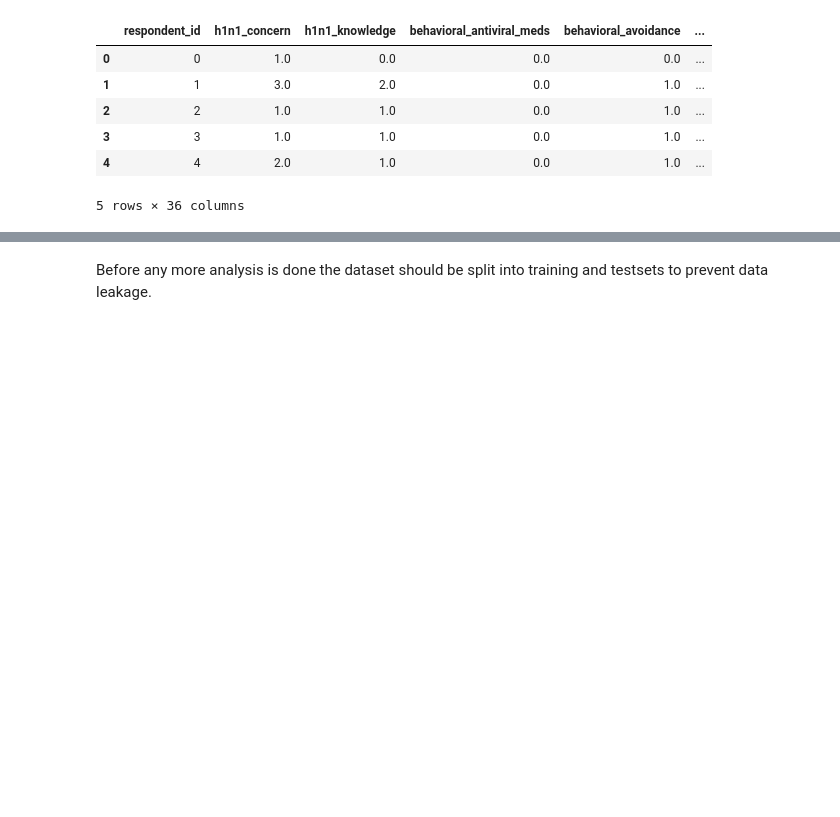
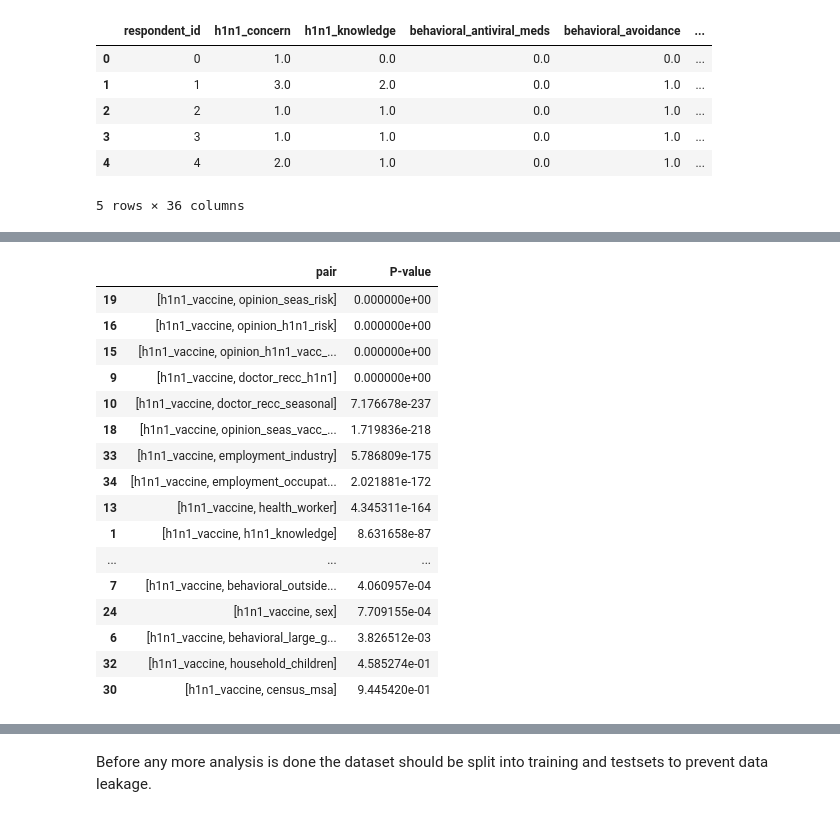
Before and after one commit to cschneck7/phase_3_project, a Jupyter notebook: H1N1 Vaccine Classification Notebook.ipynb, the cells around one changed output, grey strips where cells are left out. Cells and saved outputs as stored; diff of their text form; code cells hidden in the pictures; blank space fills up the shorter version.

Commit message:
Continued work on Data Understanding

```diff
--- a/H1N1 Vaccine Classification Notebook.ipynb
+++ b/H1N1 Vaccine Classification Notebook.ipynb
@@ -109,4 +99,7 @@ X.head()
 # %%
+# drops respondent_id column
+X.drop('respondent_id', axis=1, inplace=True)
+
 # preview at feature column information
 X.info()
 # %% [output]
@@ -236,0 +155,55 @@ education
+# %%
+def ordered_chi2(features, target='features', ascending=True):
+    '''
+    Returnes the ordered chi2 P-values between each feature and the target variable or variables
+
+    Inputs: features = Dataframe of features
+            target = DataFrame or Series of comparable
+                     default = 'features' which results in finding relationships
+                     inside features DataFrame
+            ascending = Determines order, default value = True
+
+    Output: Dataframe containing ordered P-values
+    '''
+
+    df = pd.DataFrame(columns=['pair', 'P-value'])
+    feature_columns = features.columns
+
+    temp_dict={}
+
+    if target == 'features':
+        combs = combinations(features.columns, 2)
+        for comb in combs:
+            temp_dict['pair'] = [comb]
+            temp_dect['P-value'] = stats.chi2_contingency(pd.crosstab(features[comb[0]], features[comb[1]]))[1]
+            df = df.append(temp_dict, ignore_index=True)
+        elif isinstance(target, pd.DataFrame)
+
+    for col in features.columns:
+        temp_dict={}
+        temp_dict['pair'] = [target.name, col]
+        temp_dict['P-value'] = stats.chi2_contingency(pd.crosstab(target, features[col]))[1]
+
+        df = df.append(temp_dict, ignore_index=True)
+
+    return df.sort_values(by='P-value', ascending=ascending)
+# %%
+ordered_chi2(X, y)
+# %% [output]
+|  | pair | P-value |
+| 19 | [h1n1_vaccine, opinion_seas_risk] | 0.000000e+00 |
+| 16 | [h1n1_vaccine, opinion_h1n1_risk] | 0.000000e+00 |
+| 15 | [h1n1_vaccine, opinion_h1n1_vacc_... | 0.000000e+00 |
+| 9 | [h1n1_vaccine, doctor_recc_h1n1] | 0.000000e+00 |
+| 10 | [h1n1_vaccine, doctor_recc_seasonal] | 7.176678e-237 |
+| 18 | [h1n1_vaccine, opinion_seas_vacc_... | 1.719836e-218 |
+| 33 | [h1n1_vaccine, employment_industry] | 5.786809e-175 |
+| 34 | [h1n1_vaccine, employment_occupat... | 2.021881e-172 |
+| 13 | [h1n1_vaccine, health_worker] | 4.345311e-164 |
+| 1 | [h1n1_vaccine, h1n1_knowledge] | 8.631658e-87 |
+| ... | ... | ... |
+| 7 | [h1n1_vaccine, behavioral_outside... | 4.060957e-04 |
+| 24 | [h1n1_vaccine, sex] | 7.709155e-04 |
+| 6 | [h1n1_vaccine, behavioral_large_g... | 3.826512e-03 |
+| 32 | [h1n1_vaccine, household_children] | 4.585274e-01 |
+| 30 | [h1n1_vaccine, census_msa] | 9.445420e-01 |
```
Also changed, not shown: parts of 22 cells of this notebook.
